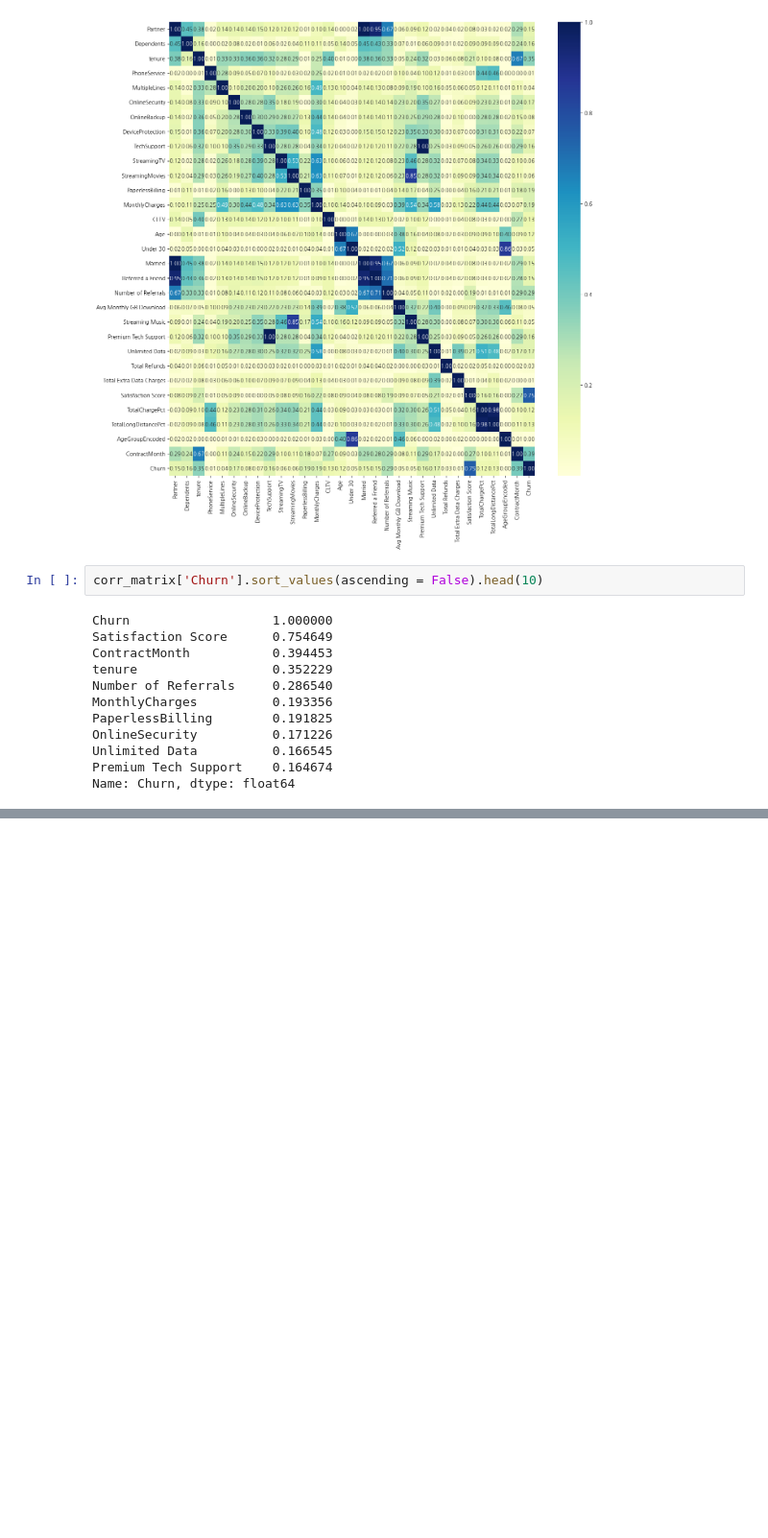
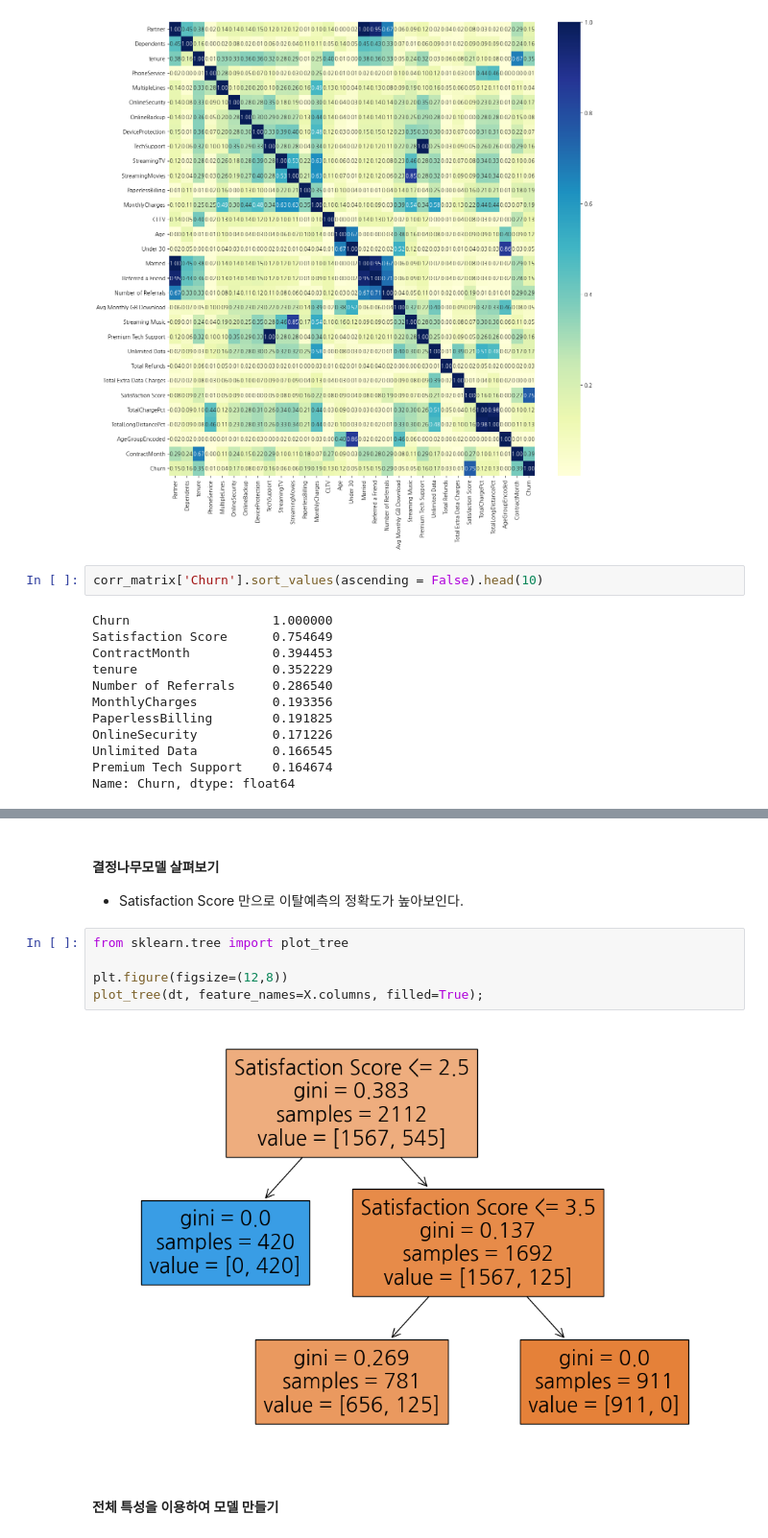
Before and after one commit to skywalker221-Minsoo/-DS-_ZeroBase_ML_Project, a Jupyter notebook: 장윤영/Telcom_Customer_Churn.ipynb, the cells around one changed output, grey strips where cells are left out. Shown at 96% size. Cells and saved outputs as stored; diff of their text form; blank space fills up the shorter version.

```diff
--- a/장윤영/Telcom_Customer_Churn.ipynb
+++ b/장윤영/Telcom_Customer_Churn.ipynb
@@ -740,0 +810,12 @@ Name: Churn, dtype: float64
+# %% [markdown]
+#### 결정나무모델 살펴보기
+- Satisfaction Score 만으로 이탈예측의 정확도가 높아보인다.
+# %%
+from sklearn.tree import plot_tree
+
+plt.figure(figsize=(12,8))
+plot_tree(dt, feature_names=X.columns, filled=True);
+# %% [output]
+[figure, added]
+# %% [markdown]
+#### 전체 특성을 이용하여 모델 만들기
```
Also changed, not shown: parts of 32 cells of this notebook.
